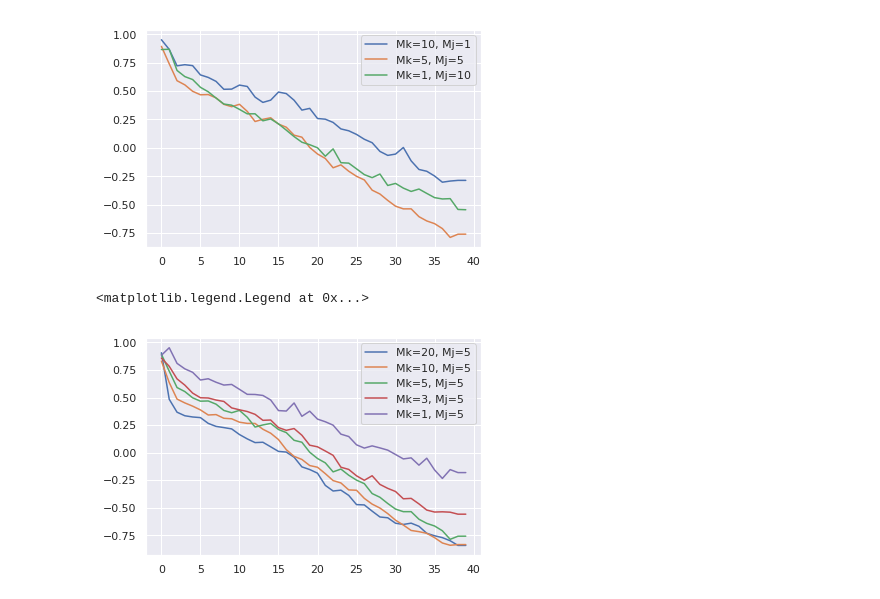
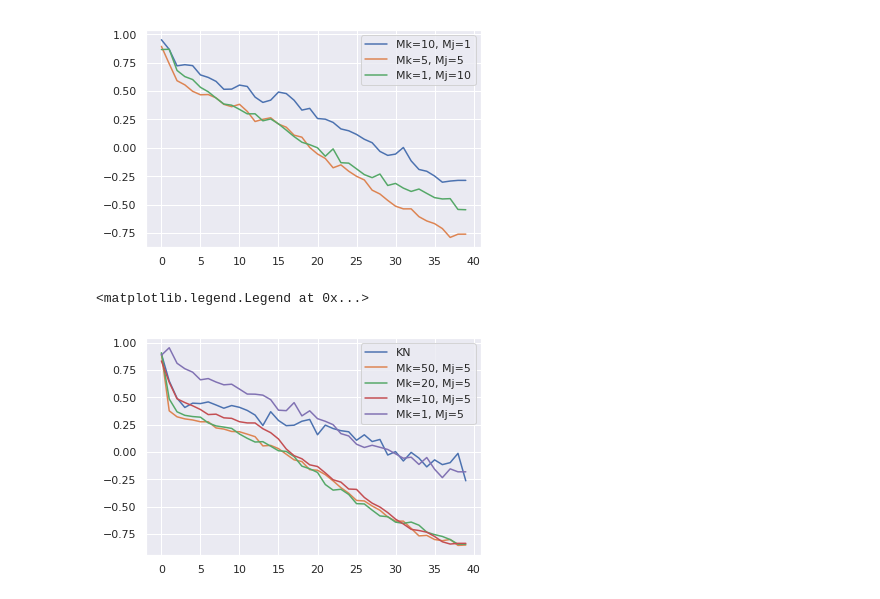
Before and after one commit to kkh8676/opt_functions, a Jupyter notebook: discretize_level_vs_Mk_Mj_for_levy.ipynb, the cells around one changed output. Saved outputs shown, nothing was run; the diff lists cells and outputs as text; code cells hidden in the pictures.

```diff
--- a/discretize_level_vs_Mk_Mj_for_levy.ipynb
+++ b/discretize_level_vs_Mk_Mj_for_levy.ipynb
@@ -86,3 +94,9 @@ for i in range(100):
+# %%
+jobsKN_exp = []
+recommKN_exp = []
+for i in range(50):
+    jobsKN_exp.append(mongo_db["levy_1_KN-%d.jobs"%i])
+    recommKN_exp.append(mongo_db["levy_1_KN-%d.recommendations"%i])
 # %%
 levy1_objs = functions.get_objective(recomm1_exp)
 levy2_objs = functions.get_objective(recomm2_exp)
@@ -210,6 +234,10 @@ locs6_exp = functions.get_recomm(recomm6_exp)
 locs7_exp = functions.get_recomm(recomm7_exp)
 locs8_exp = functions.get_recomm(recomm8_exp)
 locs9_exp = functions.get_recomm(recomm9_exp)
+locs10_exp = functions.get_recomm(recomm10_exp)
+#locs11_exp = functions.get_recomm(recomm11_exp)
+
+locsKN_exp = functions.get_recomm(recommKN_exp)
 # %%
 irs1_exp = get_irs_whole_exp(locs1_exp)
 irs2_exp = get_irs_whole_exp(locs2_exp)
@@ -220,6 +248,9 @@ irs6_exp = get_irs_whole_exp(locs6_exp)
 irs7_exp = get_irs_whole_exp(locs7_exp)
 irs8_exp = get_irs_whole_exp(locs8_exp)
 irs9_exp = get_irs_whole_exp(locs9_exp)
+irs10_exp = get_irs_whole_exp(locs10_exp)
+
+irsKN_exp = get_irs_whole_exp(locsKN_exp)
 # %%
 irs1_median = get_median_irs(irs1_exp)
 irs2_median = get_median_irs(irs2_exp)
@@ -240,6 +274,9 @@ irs6_avg = get_avg_irs(irs6_exp)
 irs7_avg = get_avg_irs(irs7_exp)
 irs8_avg = get_avg_irs(irs8_exp)
 irs9_avg = get_avg_irs(irs9_exp)
+irs10_avg = get_avg_irs(irs10_exp)
+
+irsKN_avg = get_avg_irs(irsKN_exp)
 # %%
 plt.plot(irs1_median,label='Mk=10, Mj=1')
 plt.plot(irs2_median,label='Mk=5, Mj=5')
@@ -270,13 +310,17 @@ plt.legend()
 <matplotlib.legend.Legend at 0x...>
 [figure]
 # %%
+plt.plot(irsKN_avg,label='KN')
+
+plt.plot(irs10_avg,label='Mk=50, Mj=5')
 plt.plot(irs9_avg,label='Mk=20, Mj=5')
 plt.plot(irs8_avg,label='Mk=10, Mj=5')
-plt.plot(irs2_avg,label='Mk=5, Mj=5')
-plt.plot(irs6_avg,label='Mk=3, Mj=5')
+#plt.plot(irs2_avg,label='Mk=5, Mj=5')
+#plt.plot(irs6_avg,label='Mk=3, Mj=5')
 
 plt.plot(irs7_avg,label='Mk=1, Mj=5')
+#plt.plot(irs11_avg,label='using KN')
 plt.legend()
 # %% [output]
 <matplotlib.legend.Legend at 0x...>
-[figure, old version]
+[figure, new version]
```
Also changed, not shown: parts of 7 cells of this notebook.
